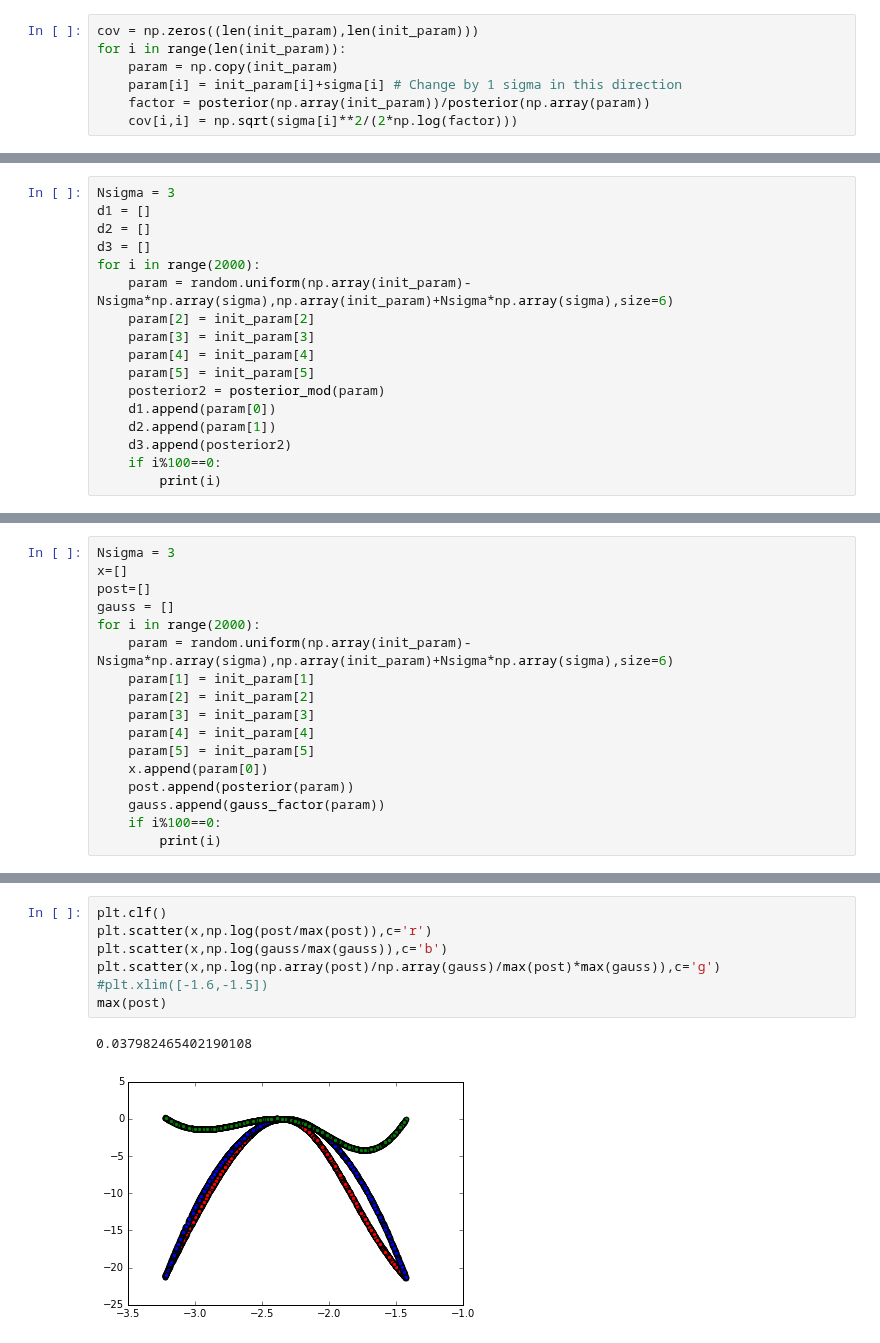
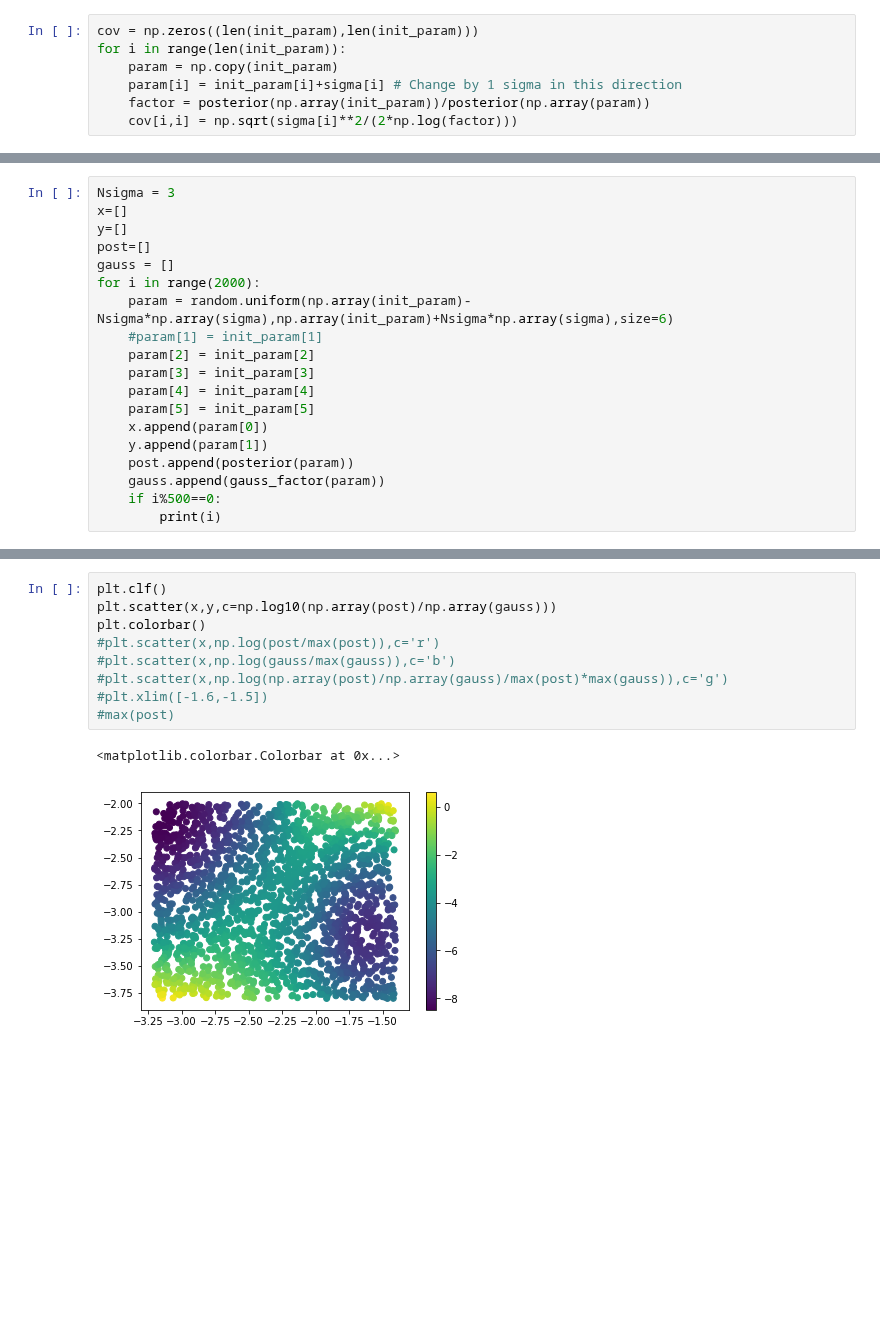
Before and after one commit to oliverphilcox/ChempyMulti, a Jupyter notebook: Scoring - Integration.ipynb, the cells around one changed output, grey strips where cells are left out. Drawn from its saved outputs; the diff is of its cells as text; blank space fills up the shorter version.

```diff
--- a/Scoring - Integration.ipynb
+++ b/Scoring - Integration.ipynb
@@ -298,19 +231,21 @@ NameError: name 'Nsamples' is not defined
 # %%
 Nsigma = 3
-d1 = []
-d2 = []
-d3 = []
+x=[]
+y=[]
+post=[]
+gauss = []
 for i in range(2000):
     param = random.uniform(np.array(init_param)-Nsigma*np.array(sigma),np.array(init_param)+Nsigma*np.array(sigma),size=6)
+    #param[1] = init_param[1]
     param[2] = init_param[2]
     param[3] = init_param[3]
     param[4] = init_param[4]
     param[5] = init_param[5]
-    posterior2 = posterior_mod(param)
-    d1.append(param[0])
-    d2.append(param[1])
-    d3.append(posterior2)
-    if i%100==0:
+    x.append(param[0])
+    y.append(param[1])
+    post.append(posterior(param))
+    gauss.append(gauss_factor(param))
+    if i%500==0:
         print(i)
 # %% [output]
 0
@@ -340,17 +254,0 @@ plt.scatter(d1,d3)
-# %%
-Nsigma = 3
-x=[]
-post=[]
-gauss = []
-for i in range(2000):
-    param = random.uniform(np.array(init_param)-Nsigma*np.array(sigma),np.array(init_param)+Nsigma*np.array(sigma),size=6)
-    param[1] = init_param[1]
-    param[2] = init_param[2]
-    param[3] = init_param[3]
-    param[4] = init_param[4]
-    param[5] = init_param[5]
-    x.append(param[0])
-    post.append(posterior(param))
-    gauss.append(gauss_factor(param))
-    if i%100==0:
-        print(i)
@@ -378,10 +255,12 @@ for i in range(2000):
 # %%
 plt.clf()
-plt.scatter(x,np.log(post/max(post)),c='r')
-plt.scatter(x,np.log(gauss/max(gauss)),c='b')
-plt.scatter(x,np.log(np.array(post)/np.array(gauss)/max(post)*max(gauss)),c='g')
+plt.scatter(x,y,c=np.log10(np.array(post)/np.array(gauss)))
+plt.colorbar()
+#plt.scatter(x,np.log(post/max(post)),c='r')
+#plt.scatter(x,np.log(gauss/max(gauss)),c='b')
+#plt.scatter(x,np.log(np.array(post)/np.array(gauss)/max(post)*max(gauss)),c='g')
 #plt.xlim([-1.6,-1.5])
-max(post)
+#max(post)
 # %% [output]
-0.037982465402190108
+<matplotlib.colorbar.Colorbar at 0x...>
-[figure, old version]
+[figure, new version]
```
Also changed, not shown: parts of 30 cells of this notebook, 14 other files.
